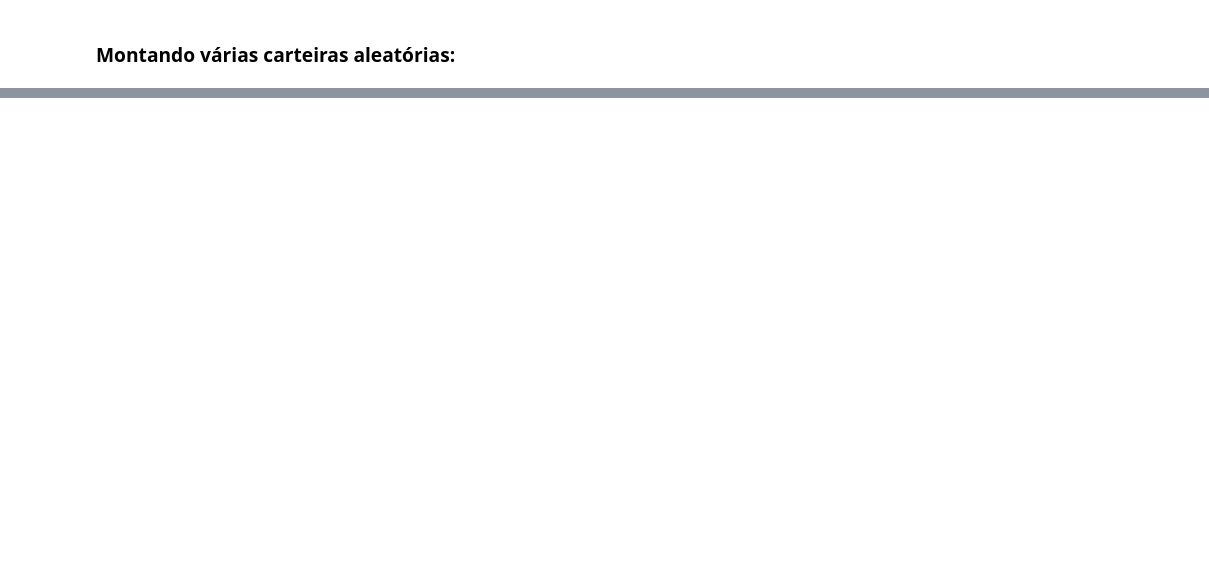
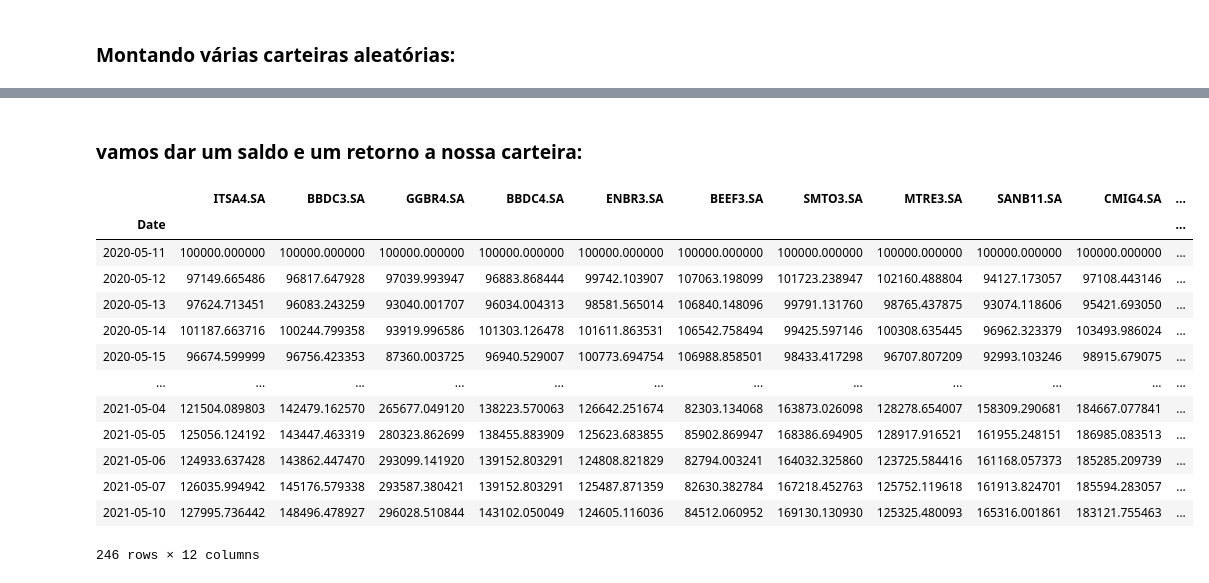
Before and after one commit to pedrojaoulack/economia, a Jupyter notebook: extracao/simulando_carteiras_de_acoes/simulando_carteira_de_acoes.ipynb, the cells around one changed output, grey strips where cells are left out. Drawn from its saved outputs; the diff is of its cells as text; code cells hidden in the pictures; blank space fills up the shorter version.

```diff
--- a/extracao/simulando_carteiras_de_acoes/simulando_carteira_de_acoes.ipynb
+++ b/extracao/simulando_carteiras_de_acoes/simulando_carteira_de_acoes.ipynb
@@ -151,0 +151,27 @@ for x in np.arange(5):
+# %% [markdown]
+### vamos dar um saldo e um retorno a nossa carteira:
+# %%
+#gerando uma carteira aleatoria com 10 ações:
+numero_de_acoes = 10
+carteira = random.choices(dados_yahoo.columns, k=numero_de_acoes)
+
+#vamos dar 100 mil reais investidos para cada um dos papeis na carteira:
+carteira = 100_000 * retorno_acumulado.loc[: , carteira]
+carteira['Saldo'] = carteira.sum(axis=1)
+carteira['Retorno'] = carteira['Saldo'].pct_change()
+carteira
+# %% [output]
+|  | ITSA4.SA | BBDC3.SA | GGBR4.SA | BBDC4.SA | ENBR3.SA | BEEF3.SA | SMTO3.SA | MTRE3.SA | SANB11.SA | CMIG4.SA | ... |
+| Date |  |  |  |  |  |  |  |  |  |  | ... |
+| 2020-05-11 | 100000.000000 | 100000.000000 | 100000.000000 | 100000.000000 | 100000.000000 | 100000.000000 | 100000.000000 | 100000.000000 | 100000.000000 | 100000.000000 | ... |
+| 2020-05-12 | 97149.665486 | 96817.647928 | 97039.993947 | 96883.868444 | 99742.103907 | 107063.198099 | 101723.238947 | 102160.488804 | 94127.173057 | 97108.443146 | ... |
+| 2020-05-13 | 97624.713451 | 96083.243259 | 93040.001707 | 96034.004313 | 98581.565014 | 106840.148096 | 99791.131760 | 98765.437875 | 93074.118606 | 95421.693050 | ... |
+| 2020-05-14 | 101187.663716 | 100244.799358 | 93919.996586 | 101303.126478 | 101611.863531 | 106542.758494 | 99425.597146 | 100308.635445 | 96962.323379 | 103493.986024 | ... |
+| 2020-05-15 | 96674.599999 | 96756.423353 | 87360.003725 | 96940.529007 | 100773.694754 | 106988.858501 | 98433.417298 | 96707.807209 | 92993.103246 | 98915.679075 | ... |
+| ... | ... | ... | ... | ... | ... | ... | ... | ... | ... | ... | ... |
+| 2021-05-04 | 121504.089803 | 142479.162570 | 265677.049120 | 138223.570063 | 126642.251674 | 82303.134068 | 163873.026098 | 128278.654007 | 158309.290681 | 184667.077841 | ... |
+| 2021-05-05 | 125056.124192 | 143447.463319 | 280323.862699 | 138455.883909 | 125623.683855 | 85902.869947 | 168386.694905 | 128917.916521 | 161955.248151 | 186985.083513 | ... |
+| 2021-05-06 | 124933.637428 | 143862.447470 | 293099.141920 | 139152.803291 | 124808.821829 | 82794.003241 | 164032.325860 | 123725.584416 | 161168.057373 | 185285.209739 | ... |
+| 2021-05-07 | 126035.994942 | 145176.579338 | 293587.380421 | 139152.803291 | 125487.871359 | 82630.382784 | 167218.452763 | 125752.119618 | 161913.824701 | 185594.283057 | ... |
+| 2021-05-10 | 127995.736442 | 148496.478927 | 296028.510844 | 143102.050049 | 124605.116036 | 84512.060952 | 169130.130930 | 125325.480093 | 165316.001861 | 183121.755463 | ... |
+246 rows × 12 columns
```
Also changed, not shown: parts of 13 cells of this notebook.
